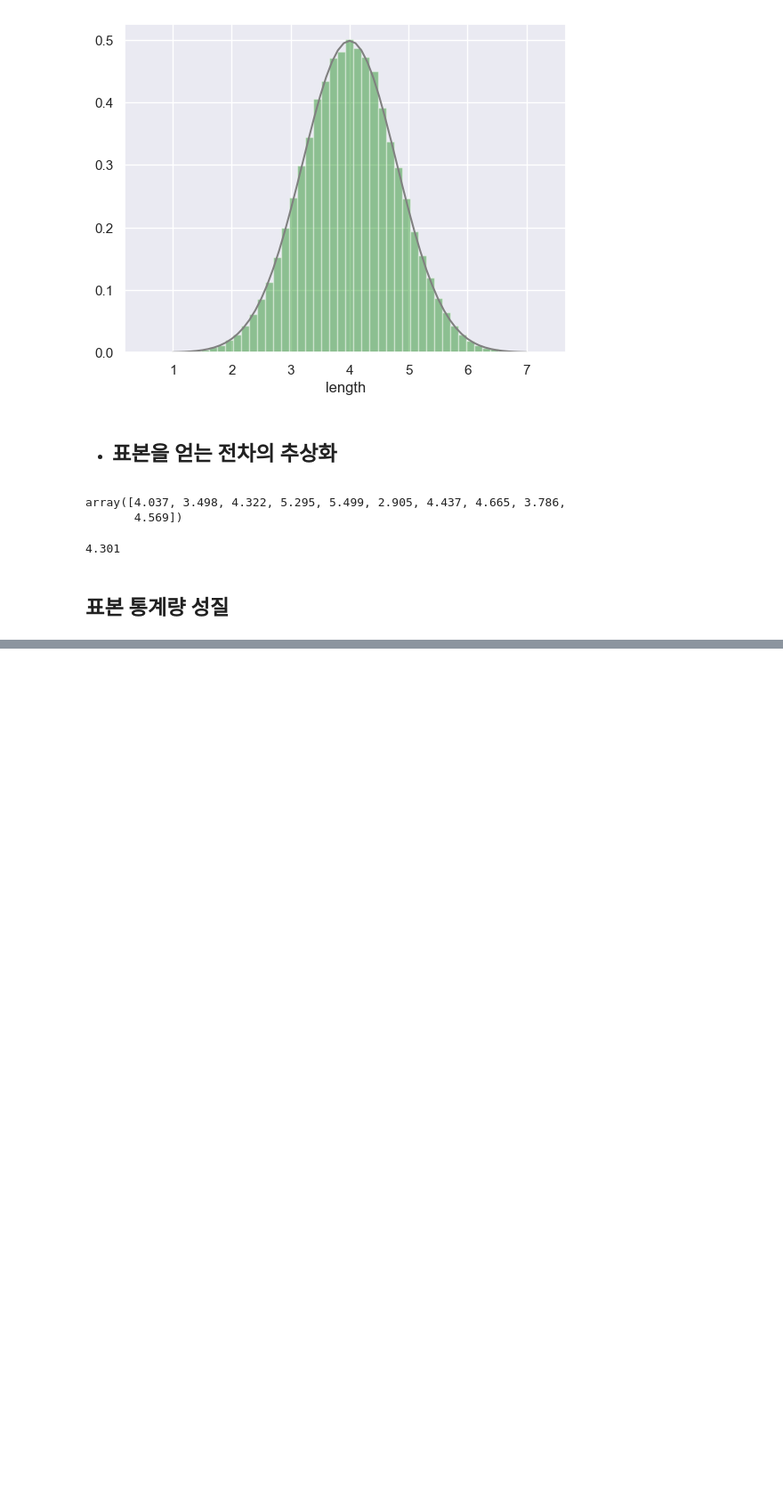
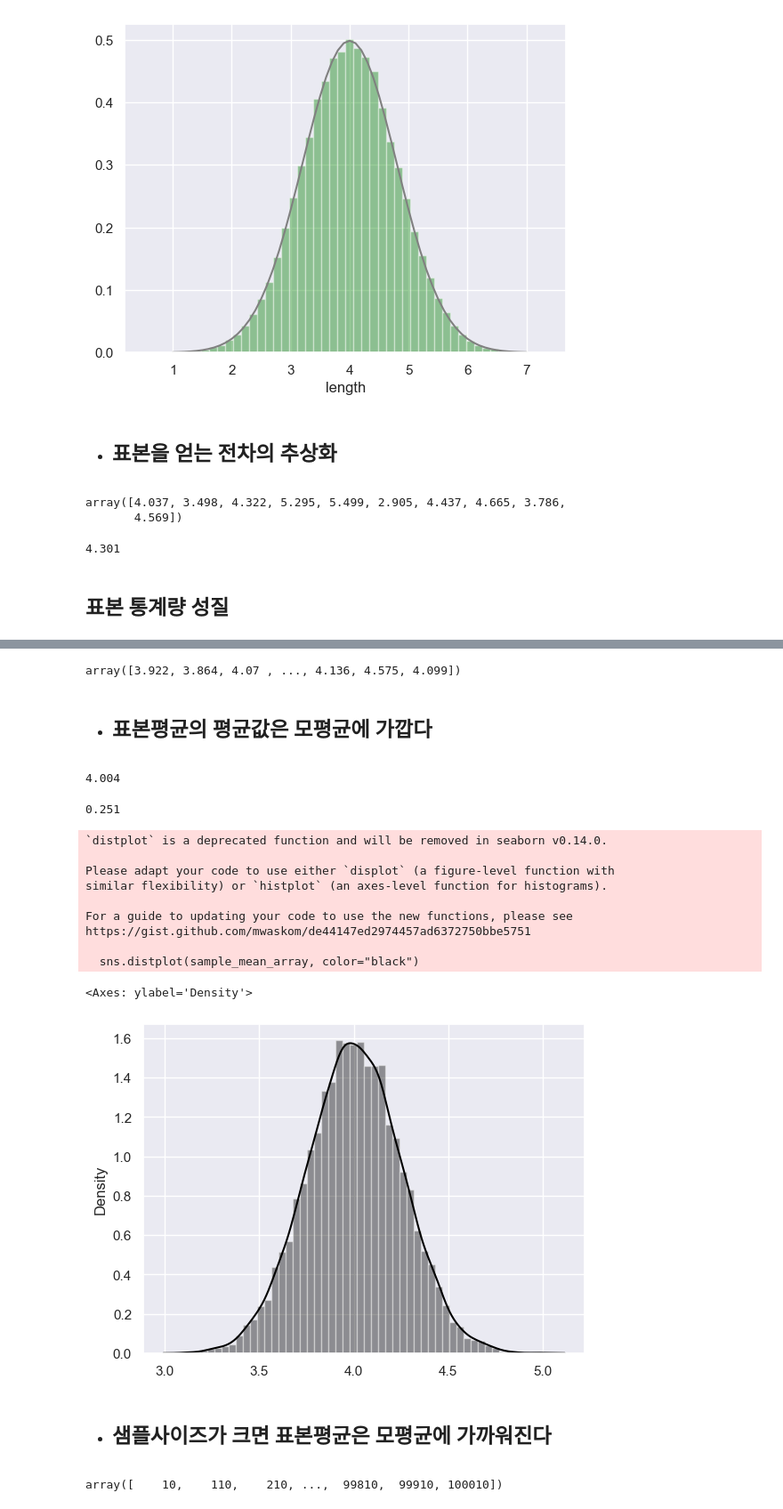
Before and after one commit to jayz1988/Machine-Learning, a Jupyter notebook: 통계학/stat.ipynb, the cells around one changed output, grey strips where cells are left out. Shown: that part at 89% size. Drawn from its saved outputs; the diff is of its cells as text; code cells hidden in the pictures; blank space fills up the shorter version.

```diff
--- a/통계학/stat.ipynb
+++ b/통계학/stat.ipynb
@@ -650,0 +653,44 @@ sp.mean(sampling_norm)
+# %%
+population = stats.norm(loc=4, scale= 0.8)
+# %%
+sample_mean_array = np.zeros(10000)
+# %%
+np.random.seed(1)
+for i in range (0, 10000):
+  sample = population.rvs(size=10)
+  sample_mean_array[i] = sp.mean(sample)
+# %%
+sample_mean_array
+# %% [output]
+array([3.922, 3.864, 4.07 , ..., 4.136, 4.575, 4.099])
+# %% [markdown]
+- ## 표본평균의 평균값은 모평균에 가깝다
+# %%
+sp.mean(sample_mean_array)
+# %% [output]
+4.004
+# %%
+sp.std(sample_mean_array,ddof=1)
+# %% [output]
+0.251
+# %%
+sns.distplot(sample_mean_array, color="black")
+# %% [output]
+`distplot` is a deprecated function and will be removed in seaborn v0.14.0.
+
+Please adapt your code to use either `displot` (a figure-level function with
+similar flexibility) or `histplot` (an axes-level function for histograms).
+
+For a guide to updating your code to use the new functions, please see
+https://gist.github.com/mwaskom/de44147ed2974457ad6372750bbe5751
+
+  sns.distplot(sample_mean_array, color="black")
+<Axes: ylabel='Density'>
+[figure, added]
+# %% [markdown]
+- ## 샘플사이즈가 크면 표본평균은 모평균에 가까워진다
+# %%
+size_array = np.arange(start = 10, stop = 100100, step = 100)
+size_array
+# %% [output]
+array([    10,    110,    210, ...,  99810,  99910, 100010])
```
Also changed, not shown: parts of 32 cells of this notebook.
